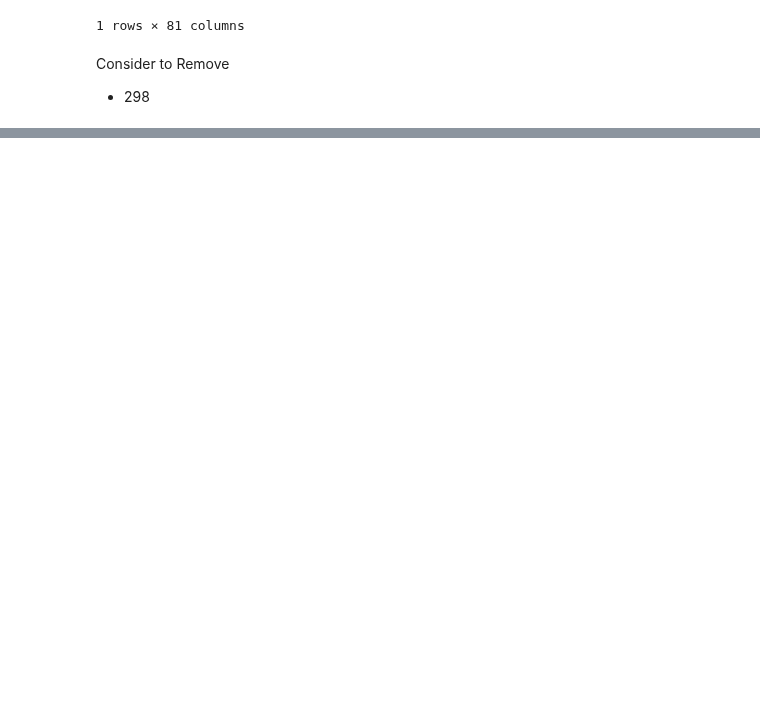
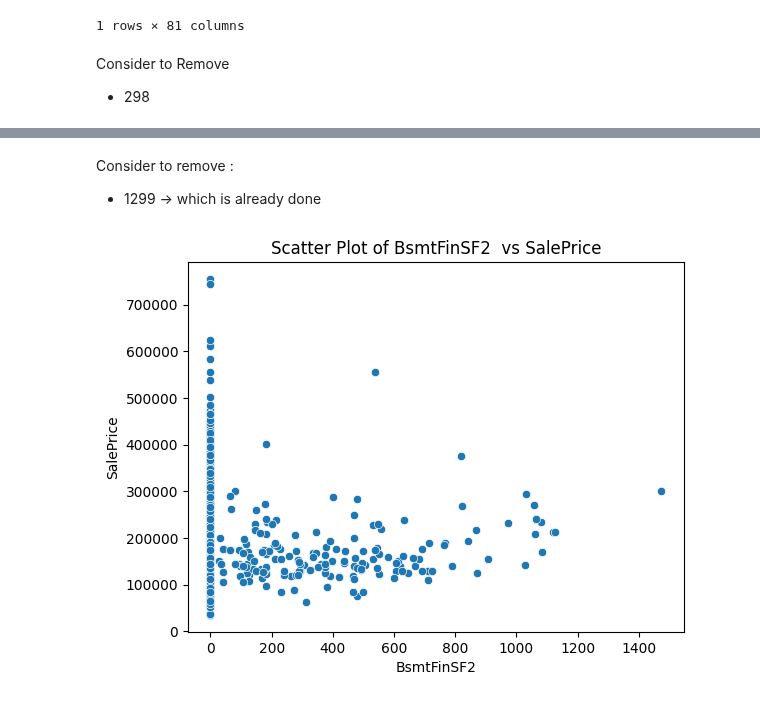
Before and after one commit to theakash07/Machine_learning, a Jupyter notebook: HousePricePrediction.ipynb, the cells around one changed output, grey strips where cells are left out. Saved outputs shown, nothing was run; the diff lists cells and outputs as text; code cells hidden in the pictures; blank space fills up the shorter version.

```diff
--- a/HousePricePrediction.ipynb
+++ b/HousePricePrediction.ipynb
@@ -356,0 +372,14 @@ Consider to Remove
+# %% [markdown]
+Consider to remove :
+
+
+*   1299 -> which is already done
+# %%
+#Create a scatter plot using Seaborn for BsmtFinSF2  against SalePrice
+sns.scatterplot(x='BsmtFinSF2', y='SalePrice', data=train)
+plt.xlabel('BsmtFinSF2')  # Set the x-axis label
+plt.ylabel('SalePrice')   # Set the y-axis label
+plt.title('Scatter Plot of BsmtFinSF2  vs SalePrice')  # Set the title of the plot
+plt.show()  # Display the plot
+# %% [output]
+[figure, added]
```
Also changed, not shown: parts of 5 cells of this notebook.
